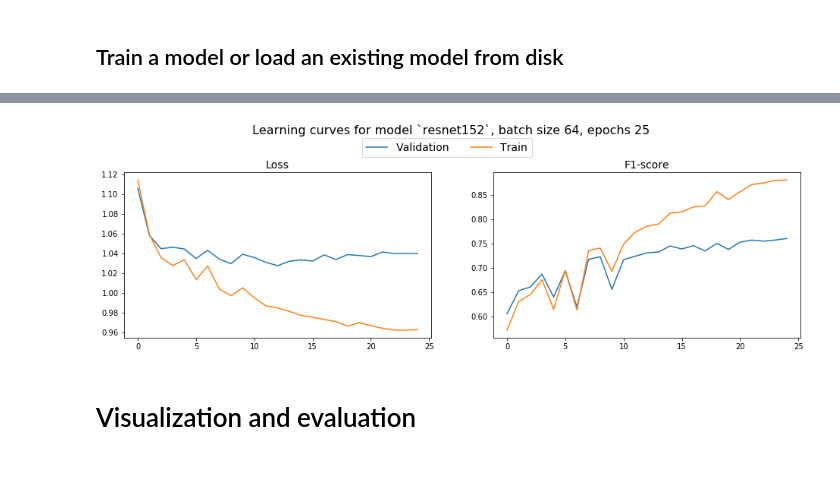
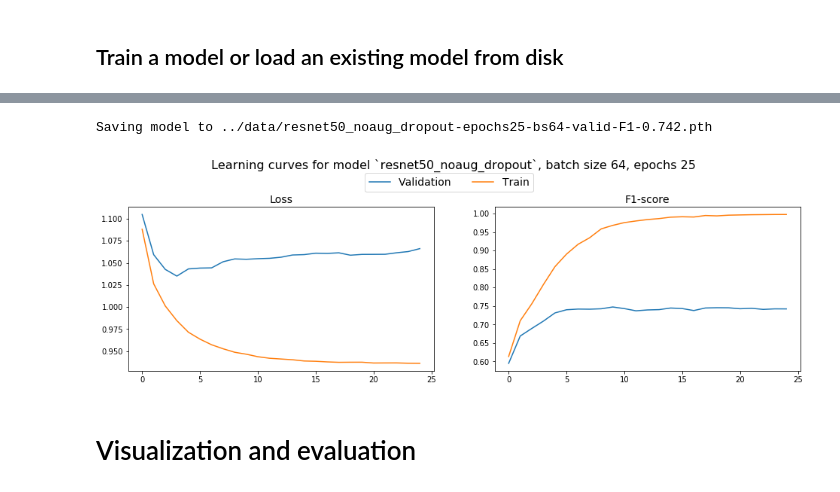
Before and after one commit to ikanher/the-three-caballeros, a Jupyter notebook: notebooks/11_transfer_learn_and_testset_evaluation.ipynb, the cells around one changed output, grey strips where cells are left out. Drawn from its saved outputs; the diff is of its cells as text; code cells hidden in the pictures.

Commit message:
Train, evaluate all models, construct final model

```diff
--- a/notebooks/11_transfer_learn_and_testset_evaluation.ipynb
+++ b/notebooks/11_transfer_learn_and_testset_evaluation.ipynb
@@ -962,17 +994,19 @@ Threshold 0.75: mean loss 0.76, mean F1-score 0.76
 # %%
 # Save a model on disk to continue training later
-if False:
+if True:
     model_whole_save_path = f'../data/{model_name}-epochs{n_epochs}-bs{bs}-valid-F1-{avg_f1:.3}.pth'
     print(f'Saving model to {model_whole_save_path}')
     torch.save(model, model_whole_save_path)
+# %% [output]
+Saving model to ../data/resnet50_noaug_dropout-epochs25-bs64-valid-F1-0.742.pth
 # %%
 # Learning curve
 if True:
     title = f'Learning curves for model `{model_name}`, batch size {bs}, epochs {n_epochs}'
-    file_path = f'../data/{model_name}-epochs{n_epochs}-bs{bs}-valid-F1-{avg_f1:.3}_learningcurve.png'
+    file_path = f'../results/{model_name}-epochs{n_epochs}-bs{bs}-valid-F1-{avg_f1:.3}_learningcurve.png'
     plot_learning_curves(tr_losses, val_losses, tr_scores, val_scores, file_path, title)
 # %% [output]
-[figure, old version]
+[figure, new version]
 # %%
 # This is for finding the optimal threshold.
 if False:
```
Also changed, not shown: parts of 43 cells of this notebook.
